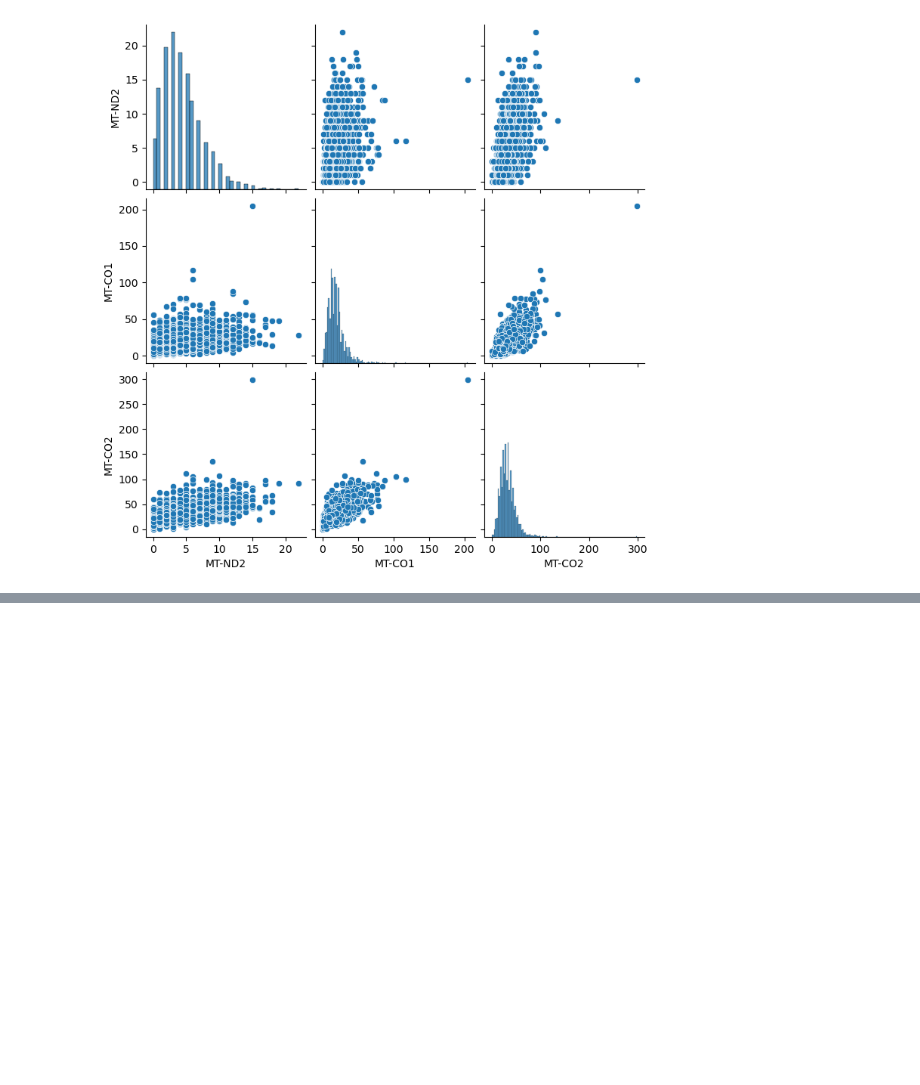
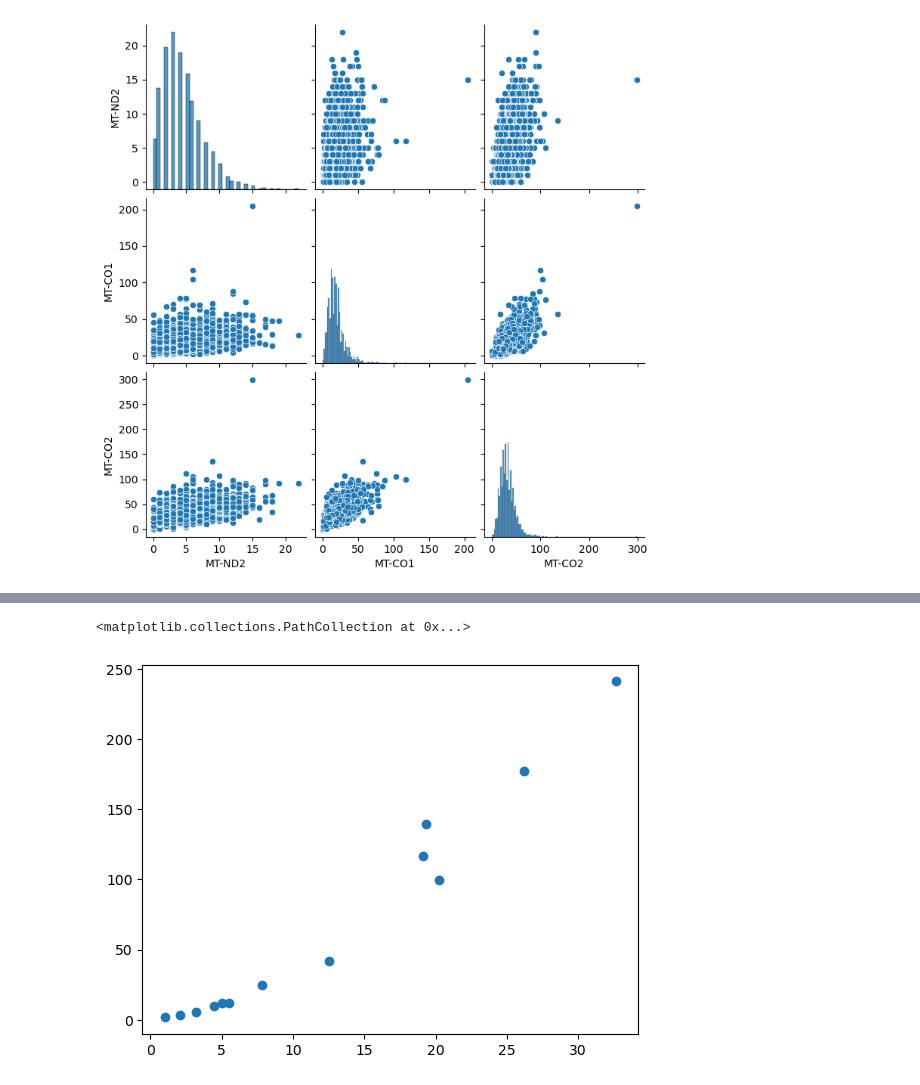
Before and after one commit to rrrrrrrlll/M2R_Group_12, a Jupyter notebook: gene_trial1.ipynb, the cells around one changed output, grey strips where cells are left out. Cells and saved outputs as stored; diff of their text form; code cells hidden in the pictures; blank space fills up the shorter version.

```diff
--- a/gene_trial1.ipynb
+++ b/gene_trial1.ipynb
@@ -164,3 +164,20 @@ sns.pairplot(dftrial)
 plt.show()
 # %% [output]
 [figure]
+# %%
+import numpy as np
+import scipy.stats as stats
+
+# Sample data
+data = df2.iloc[0]
+
+# Calculate the observed frequencies
+observed_freq = np.bincount(data)
+
+# Calculate the expected frequencies under Poisson distribution
+lambda_estimate = np.mean(data)
+expected_freq = [len(data) * stats.poisson.pmf(i, lambda_estimate) for i in range(len(observed_freq))]
+
+# Perform Chi-Square test
+chi_square_stat, p_value = stats.chisquare(observed_freq, f_exp=expected_freq)
+print(f'Chi-Square Statistic: {chi_square_stat}, p-value: {p_value}')
@@ -166,0 +190,18 @@ plt.show()
+# %%
+def goodnessoffit(x):
+    # Sample data
+    data = x
+
+    # Calculate the observed frequencies
+    observed_freq = np.bincount(data)
+
+    # Calculate the expected frequencies under Poisson distribution
+    lambda_estimate = np.mean(data)
+    expected_freq = [len(data) * stats.poisson.pmf(i, lambda_estimate) for i in range(len(observed_freq))]
+
+    # Perform Chi-Square test
+    chi_square_stat, p_value = stats.chisquare(observed_freq, f_exp=expected_freq)
+    print(f'Chi-Square Statistic: {chi_square_stat}, p-value: {p_value}')
+# %%
+for i in range(13):
+    goodnessoffit(list(df2.iloc[i]))
@@ -166,0 +222,8 @@ plt.show()
+# %%
+list_mean = [np.mean(df2.iloc[i]) for i in range(13)]
+list_var = [np.var(df2.iloc[i]) for i in range(13)]
+# %%
+plt.scatter(list_mean, list_var)
+# %% [output]
+<matplotlib.collections.PathCollection at 0x...>
+[figure, added]
```
Also changed, not shown: parts of 8 cells of this notebook.
